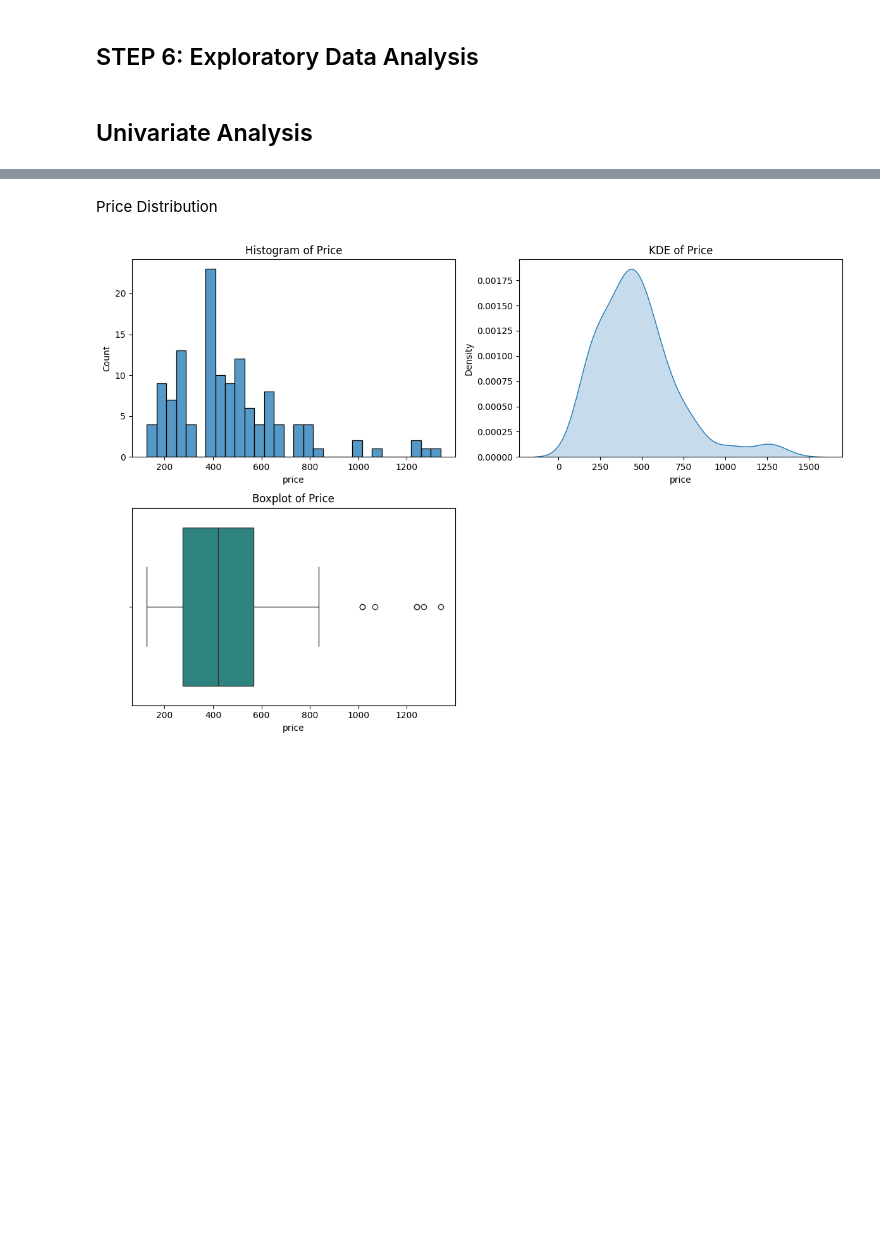
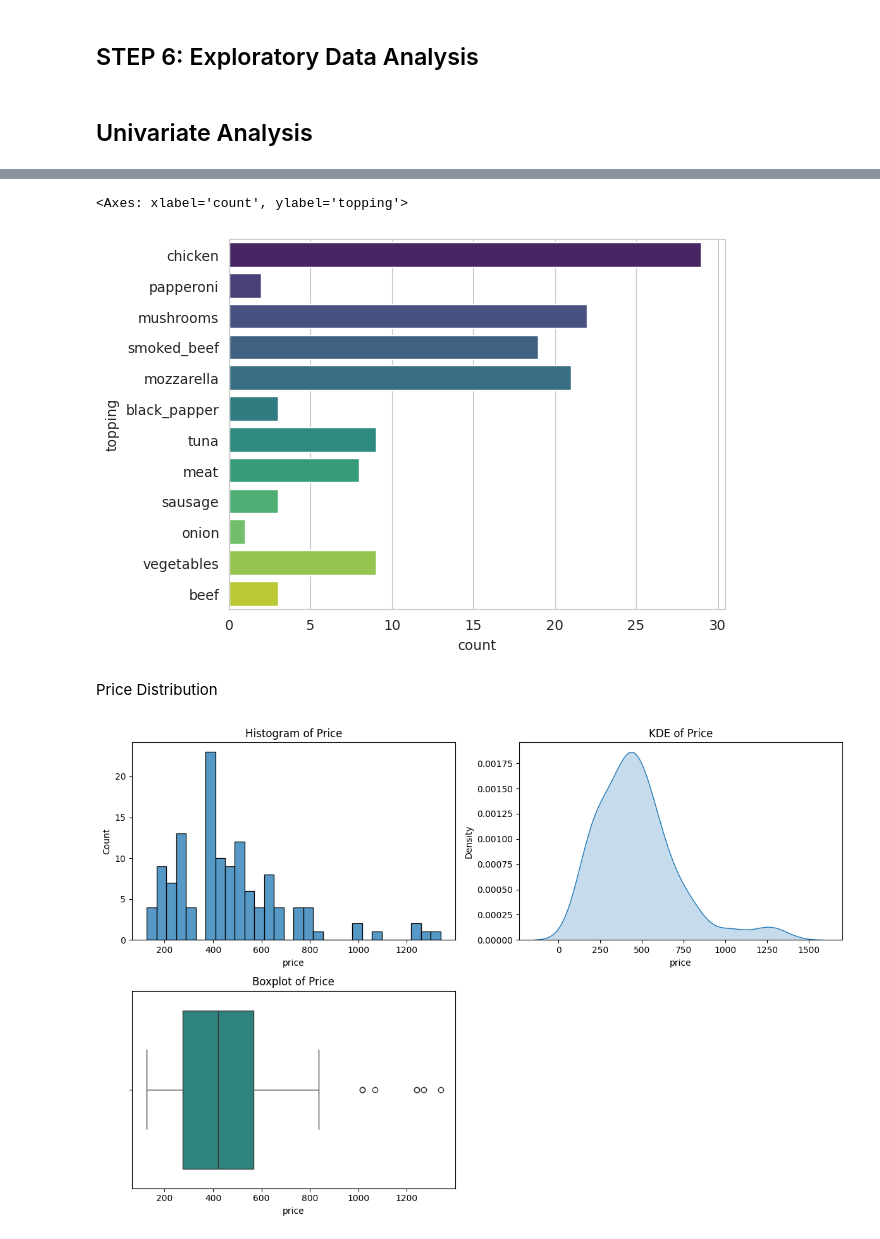
Before and after one commit to SurekhaBerlin/Pizza-price-prediction-using-ML, a Jupyter notebook: Pizza_Price_Prediction_using_Machine_Learning.ipynb, the cells around one changed output, grey strips where cells are left out. Drawn from its saved outputs; the diff is of its cells as text; code cells hidden in the pictures; blank space fills up the shorter version.

```diff
--- a/Pizza_Price_Prediction_using_Machine_Learning.ipynb
+++ b/Pizza_Price_Prediction_using_Machine_Learning.ipynb
@@ -219,3 +234,8 @@ dtype: int64
+# %%
+sns.countplot(y='topping',data=df,palette='viridis')
+# %% [output]
+<Axes: xlabel='count', ylabel='topping'>
+[figure, added]
 # %% [markdown]
 Price Distribution
 # %%
```
Also changed, not shown: parts of 5 cells of this notebook.
